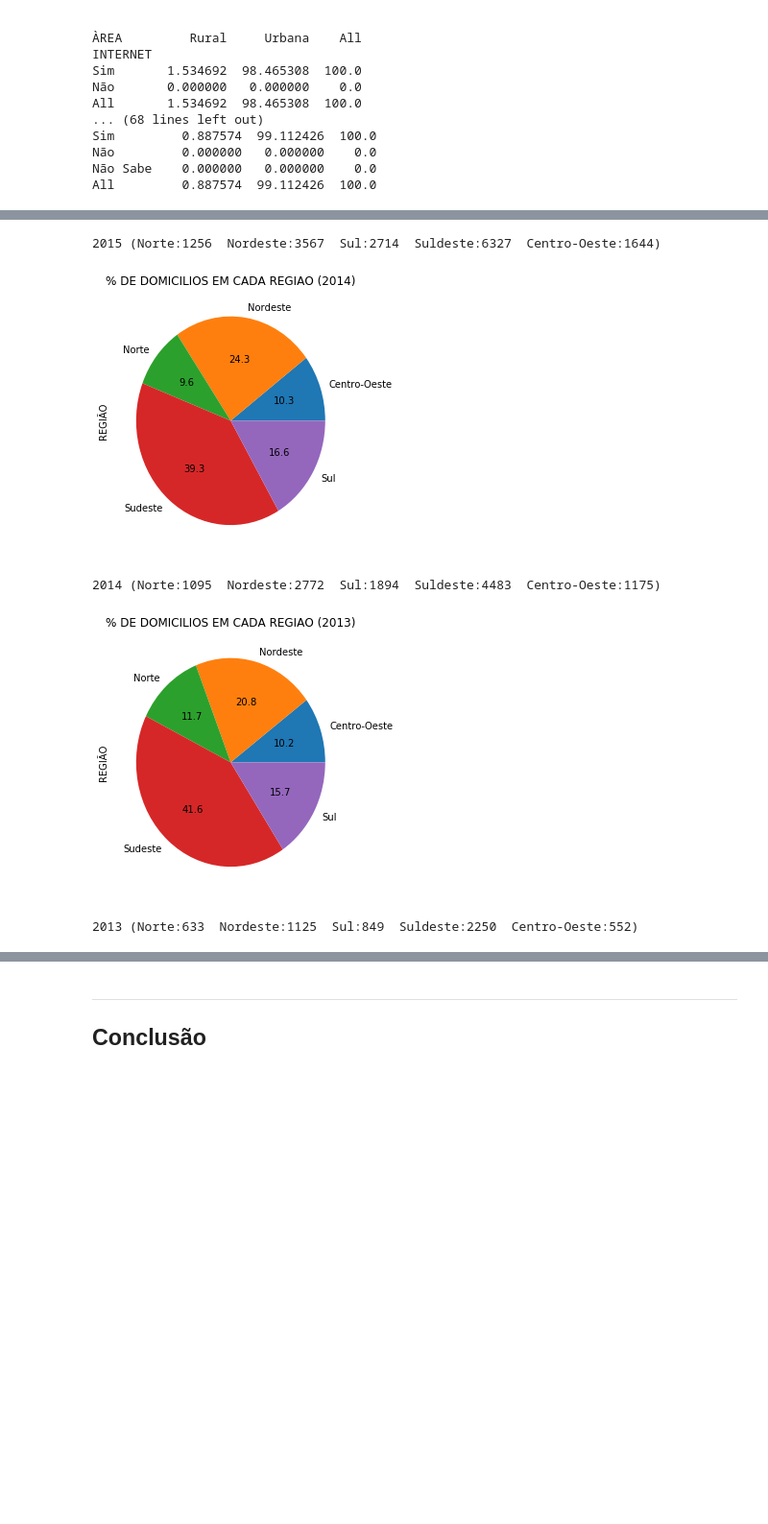
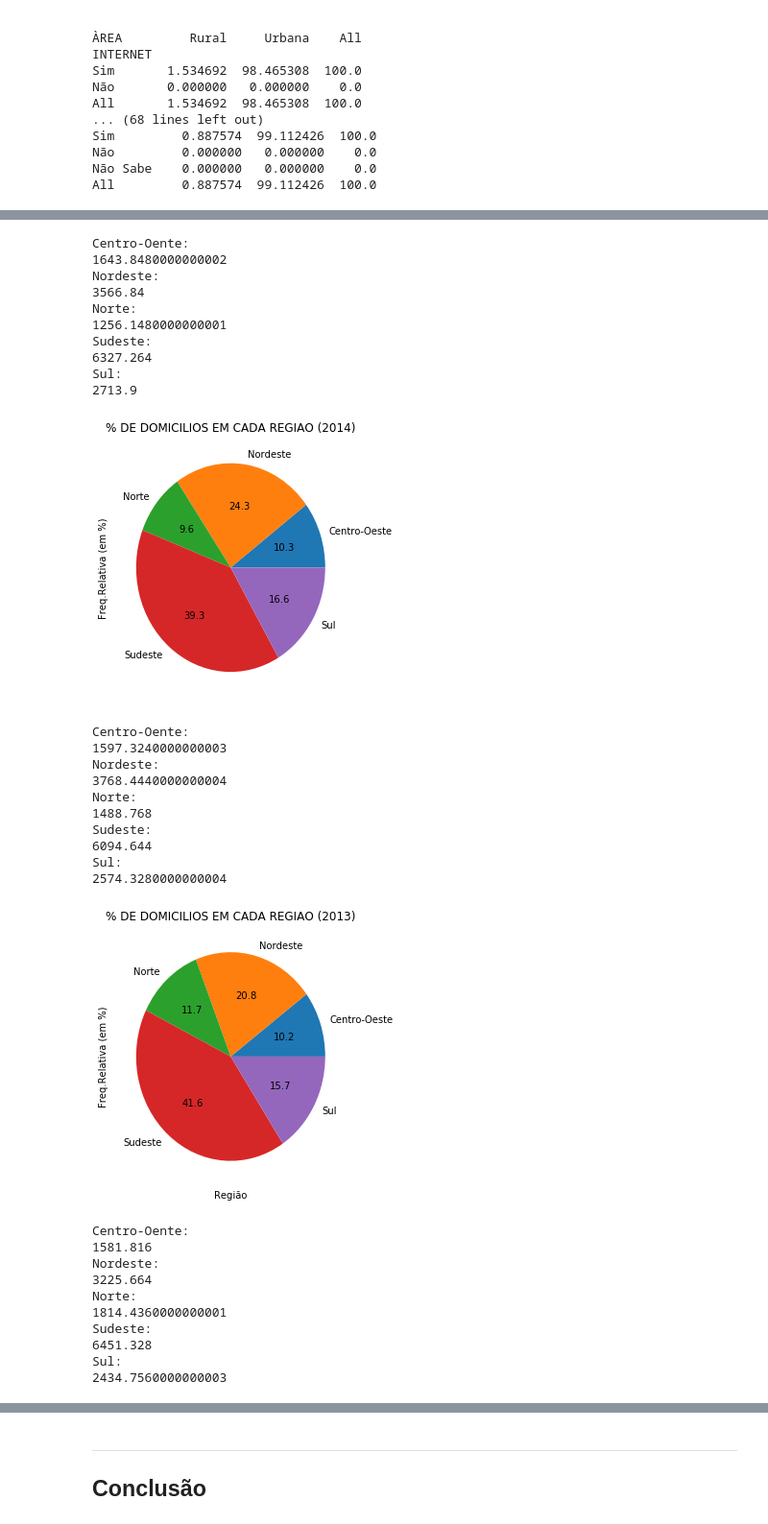
Before and after one commit to TiagoMingossi/CD, a Jupyter notebook: Projeto1 Layout.ipynb, the cells around one changed output, grey strips where cells are left out. Shown at 96% size. Drawn from its saved outputs; the diff is of its cells as text; code cells hidden in the pictures; blank space fills up the shorter version.

```diff
--- a/Projeto1 Layout.ipynb
+++ b/Projeto1 Layout.ipynb
@@ -224,21 +230,41 @@ ut1 = (tabela.REGIÃO.value_counts(sort=False, normalize=True)*100).round(decima
 fig = plt.figure(figsize=(15, 5))
 plt.subplot(131)
 plot = ut1.plot(kind='pie',title='% DE DOMICILIOS EM CADA REGIAO (2015)',autopct='%.1f')
+plt.ylabel('Freq.Relativa (em %)')
 plt.show()
-print("2015 (Norte:1256  Nordeste:3567  Sul:2714  Suldeste:6327  Centro-Oeste:1644)",'\n','\n')
+print('Centro-Oente:'),print((tabela.shape[0]/100)*10.6)
+print('Nordeste:'),print((tabela.shape[0]/100)*23)
+print('Norte:'),print((tabela.shape[0]/100)*8.1)
+print('Sudeste:'),print((tabela.shape[0]/100)*40.8)
+print('Sul:'),print((tabela.shape[0]/100)*17.5)
+print('\n','\n')
+
 
 ut2 = (tabela2.REGIÃO.value_counts(sort=False, normalize=True)*100).round(decimals=1)
 fig = plt.figure(figsize=(15, 5))
 plt.subplot(132)
 plot = ut2.plot(kind='pie',title='% DE DOMICILIOS EM CADA REGIAO (2014)',autopct='%.1f')
+plt.ylabel('Freq.Relativa (em %)')
 plt.show()
-print("2014 (Norte:1095  Nordeste:2772  Sul:1894  Suldeste:4483  Centro-Oeste:1175)",'\n','\n')
+print('Centro-Oente:'),print((tabela.shape[0]/100)*10.3)
+print('Nordeste:'),print((tabela.shape[0]/100)*24.3)
+print('Norte:'),print((tabela.shape[0]/100)*9.6)
+print('Sudeste:'),print((tabela.shape[0]/100)*39.3)
+print('Sul:'),print((tabela.shape[0]/100)*16.6)
+print('\n','\n')
 
 
 ut3 = (tabela3.REGIÃO.value_counts(sort=False, normalize=True)*100).round(decimals=1)
 fig = plt.figure(figsize=(15, 5))
 plt.subplot(133)
 plot = ut3.plot(kind='pie',title='% DE DOMICILIOS EM CADA REGIAO (2013)',autopct='%.1f')
+plt.ylabel('Freq.Relativa (em %)')
+plt.xlabel('Região')
 plt.show()
-print("2013 (Norte:633  Nordeste:1125  Sul:849  Suldeste:2250  Centro-Oeste:552)",'\n','\n')
+print('Centro-Oente:'),print((tabela.shape[0]/100)*10.2)
+print('Nordeste:'),print((tabela.shape[0]/100)*20.8)
+print('Norte:'),print((tabela.shape[0]/100)*11.7)
+print('Sudeste:'),print((tabela.shape[0]/100)*41.6)
+print('Sul:'),print((tabela.shape[0]/100)*15.7)
+print('\n','\n')
 # %% [output]
@@ -246,5 +272,32 @@ print("2013 (Norte:633  Nordeste:1125  Sul:849  Suldeste:2250  Centro-Oeste:552)
-2015 (Norte:1256  Nordeste:3567  Sul:2714  Suldeste:6327  Centro-Oeste:1644)
+Centro-Oente:
+1643.8480000000002
+Nordeste:
+3566.84
+Norte:
+1256.1480000000001
+Sudeste:
+6327.264
+Sul:
+2713.9
-[figure, old version]
+[figure, new version]
-2014 (Norte:1095  Nordeste:2772  Sul:1894  Suldeste:4483  Centro-Oeste:1175)
+Centro-Oente:
+1597.3240000000003
+Nordeste:
+3768.4440000000004
+Norte:
+1488.768
+Sudeste:
+6094.644
+Sul:
+2574.3280000000004
-[figure, old version]
+[figure, new version]
-2013 (Norte:633  Nordeste:1125  Sul:849  Suldeste:2250  Centro-Oeste:552)
+Centro-Oente:
+1581.816
+Nordeste:
+3225.664
+Norte:
+1814.4360000000001
+Sudeste:
+6451.328
+Sul:
+2434.7560000000003
```
Also changed, not shown: parts of 41 cells of this notebook.
